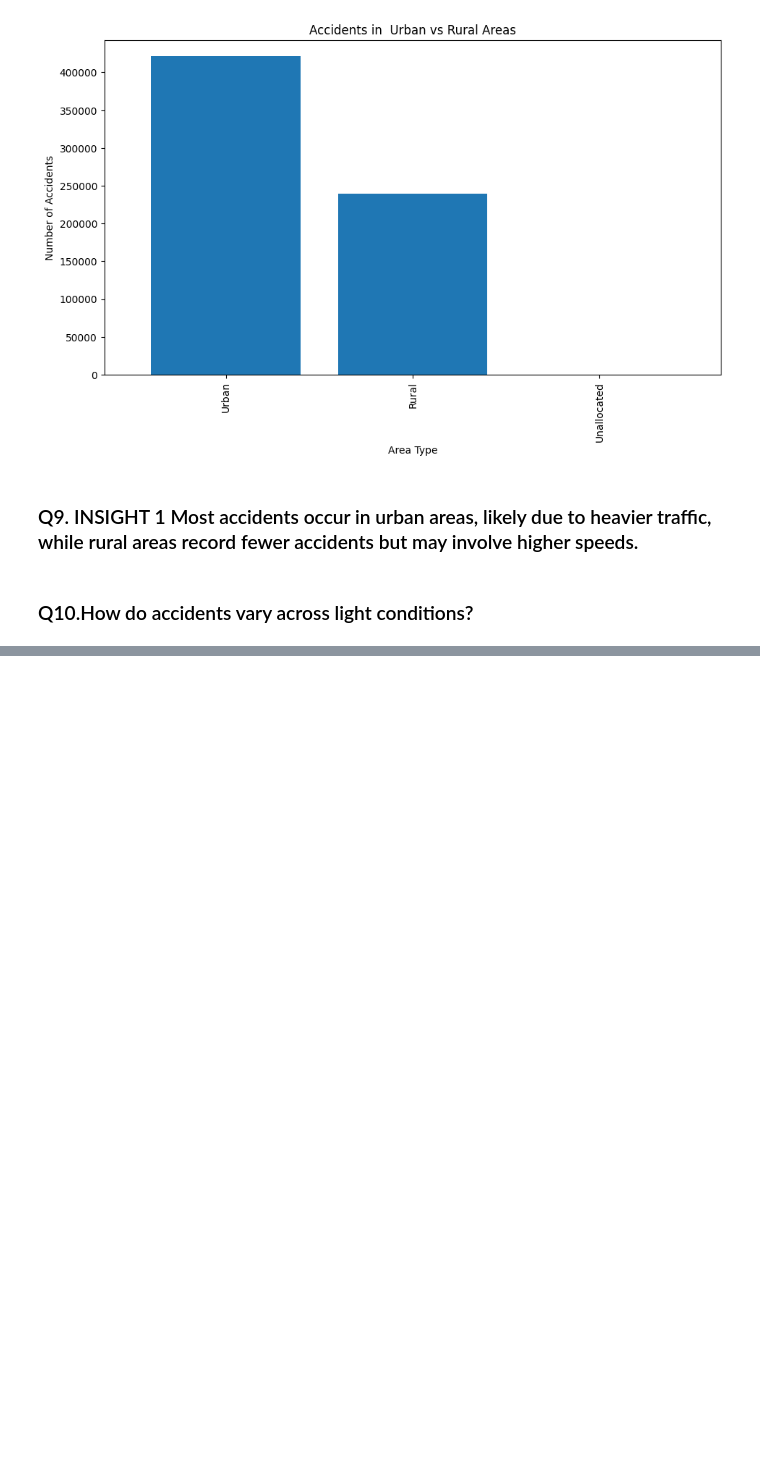
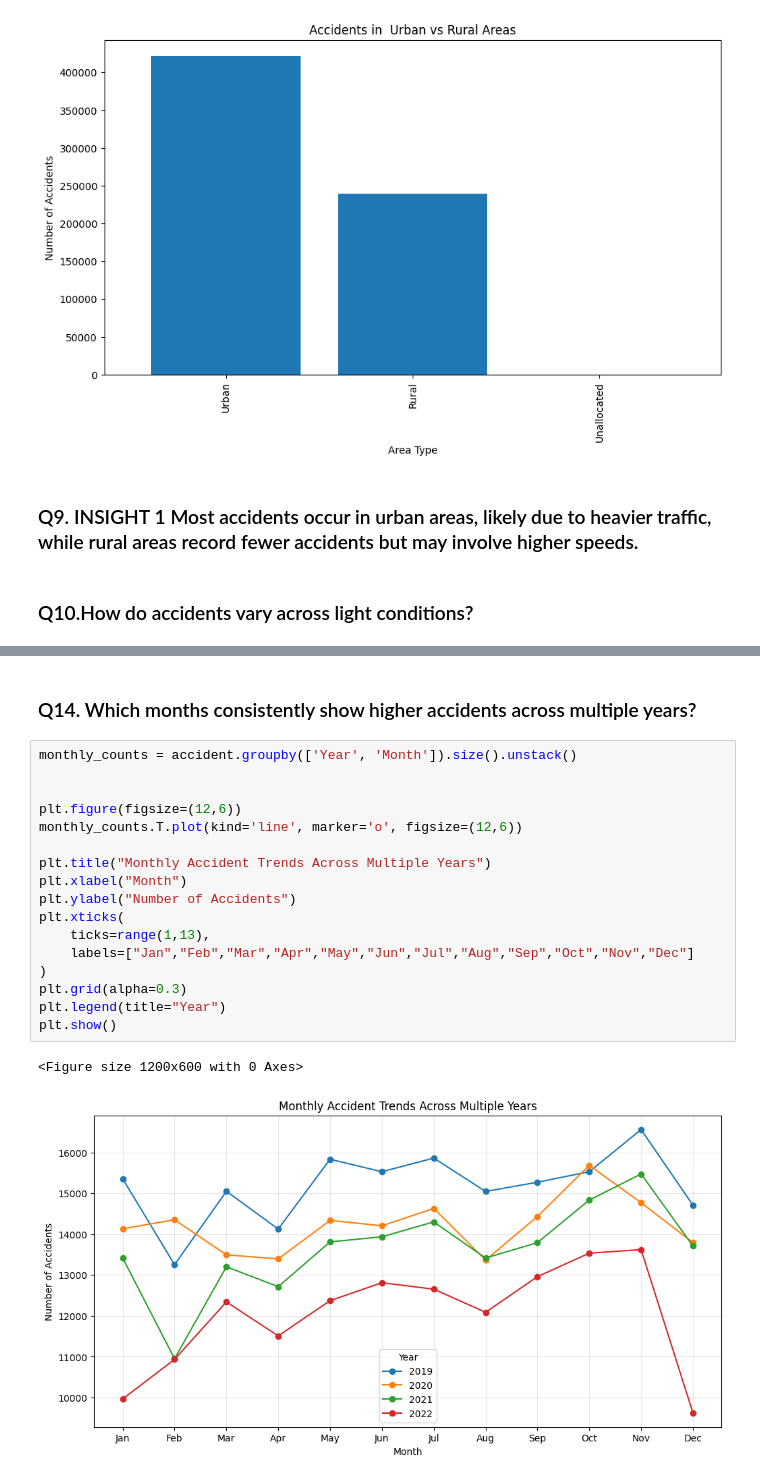
Before and after one commit to CheloMacatangay/ACT2, a Jupyter notebook: Activity2.ipynb, the cells around one changed output, grey strips where cells are left out. Cells and saved outputs as stored; diff of their text form; blank space fills up the shorter version.

```diff
--- a/Activity2.ipynb
+++ b/Activity2.ipynb
@@ -398,0 +449,22 @@ Most accidents happen in daylight simply because more vehicles are on the road,
+# %% [markdown]
+<h3>Q14. Which months consistently show higher accidents across multiple years?</h3>
+# %%
+monthly_counts = accident.groupby(['Year', 'Month']).size().unstack()
+
+
+plt.figure(figsize=(12,6))
+monthly_counts.T.plot(kind='line', marker='o', figsize=(12,6))
+
+plt.title("Monthly Accident Trends Across Multiple Years")
+plt.xlabel("Month")
+plt.ylabel("Number of Accidents")
+plt.xticks(
+    ticks=range(1,13),
+    labels=["Jan","Feb","Mar","Apr","May","Jun","Jul","Aug","Sep","Oct","Nov","Dec"]
+)
+plt.grid(alpha=0.3)
+plt.legend(title="Year")
+plt.show()
+# %% [output]
+<Figure size 1200x600 with 0 Axes>
+[figure, added]
```
Also changed, not shown: parts of 19 cells of this notebook.
